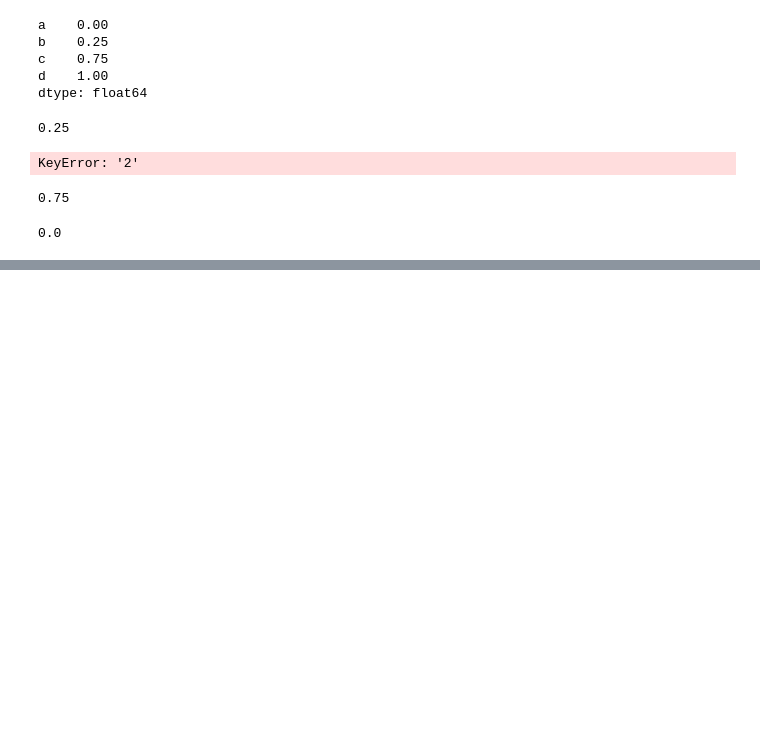
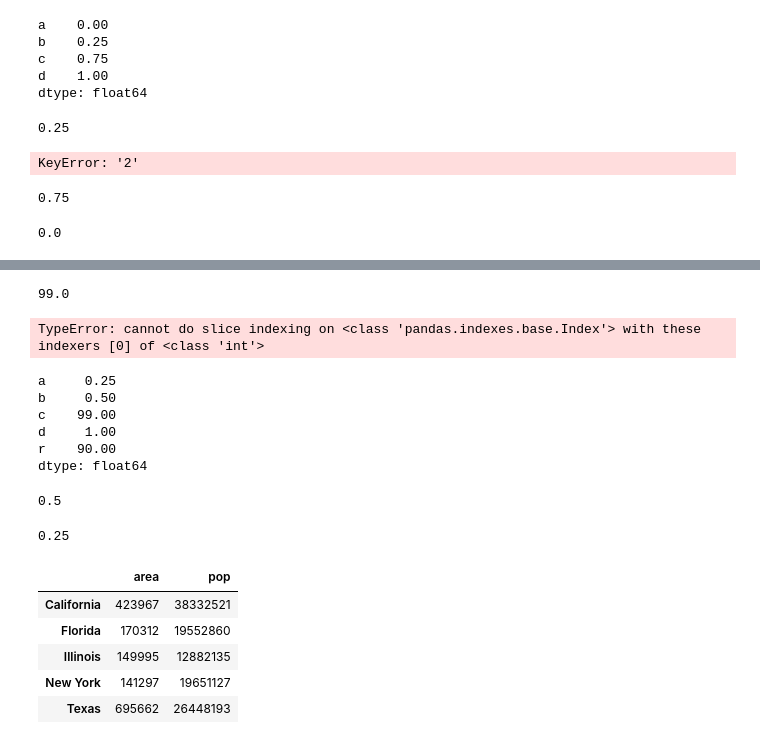
Before and after one commit to alokkshukla/PythonDataScienceHandbook, a Jupyter notebook: notebooks/Pandas.ipynb, the cells around one changed output, grey strips where cells are left out. Drawn from its saved outputs; the diff is of its cells as text; code cells hidden in the pictures; blank space fills up the shorter version.

```diff
--- a/notebooks/Pandas.ipynb
+++ b/notebooks/Pandas.ipynb
@@ -66,0 +291,41 @@ population_dict = {'California':38332521,}
+# %%
+data.loc['c']
+# %% [output]
+99.0
+# %%
+data.loc[0:2]
+# %% [output]
+TypeError: cannot do slice indexing on <class 'pandas.indexes.base.Index'> with these indexers [0] of <class 'int'>
+# %%
+data.loc['a':'r']
+# %% [output]
+a     0.25
+b     0.50
+c    99.00
+d     1.00
+r    90.00
+dtype: float64
+# %%
+data.iloc[1] # data.loc['b']
+# %% [output]
+0.5
+# %%
+data.iloc[0]
+# %% [output]
+0.25
+# %%
+area = pd.Series({'California': 423967, 'Texas': 695662,
+                          'New York': 141297, 'Florida': 170312,
+                          'Illinois': 149995})
+pop = pd.Series({'California': 38332521, 'Texas': 26448193,
+                         'New York': 19651127, 'Florida': 19552860,
+                         'Illinois': 12882135})
+data = pd.DataFrame({'area':area, 'pop':pop})
+data
+# %% [output]
+|  | area | pop |
+| California | 423967 | 38332521 |
+| Florida | 170312 | 19552860 |
+| Illinois | 149995 | 12882135 |
+| New York | 141297 | 19651127 |
+| Texas | 695662 | 26448193 |
```
Also changed, not shown: parts of 54 cells of this notebook.
